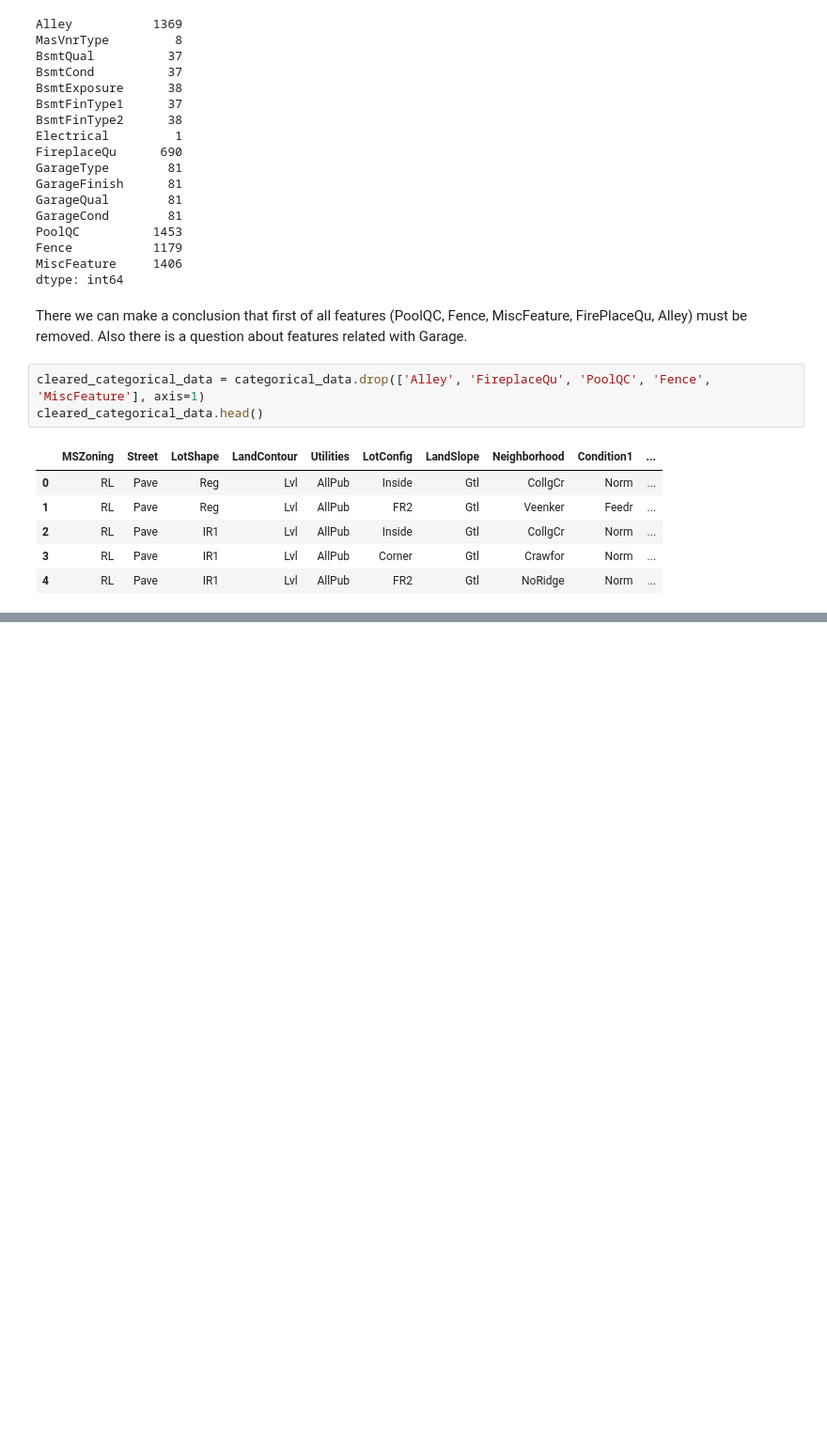
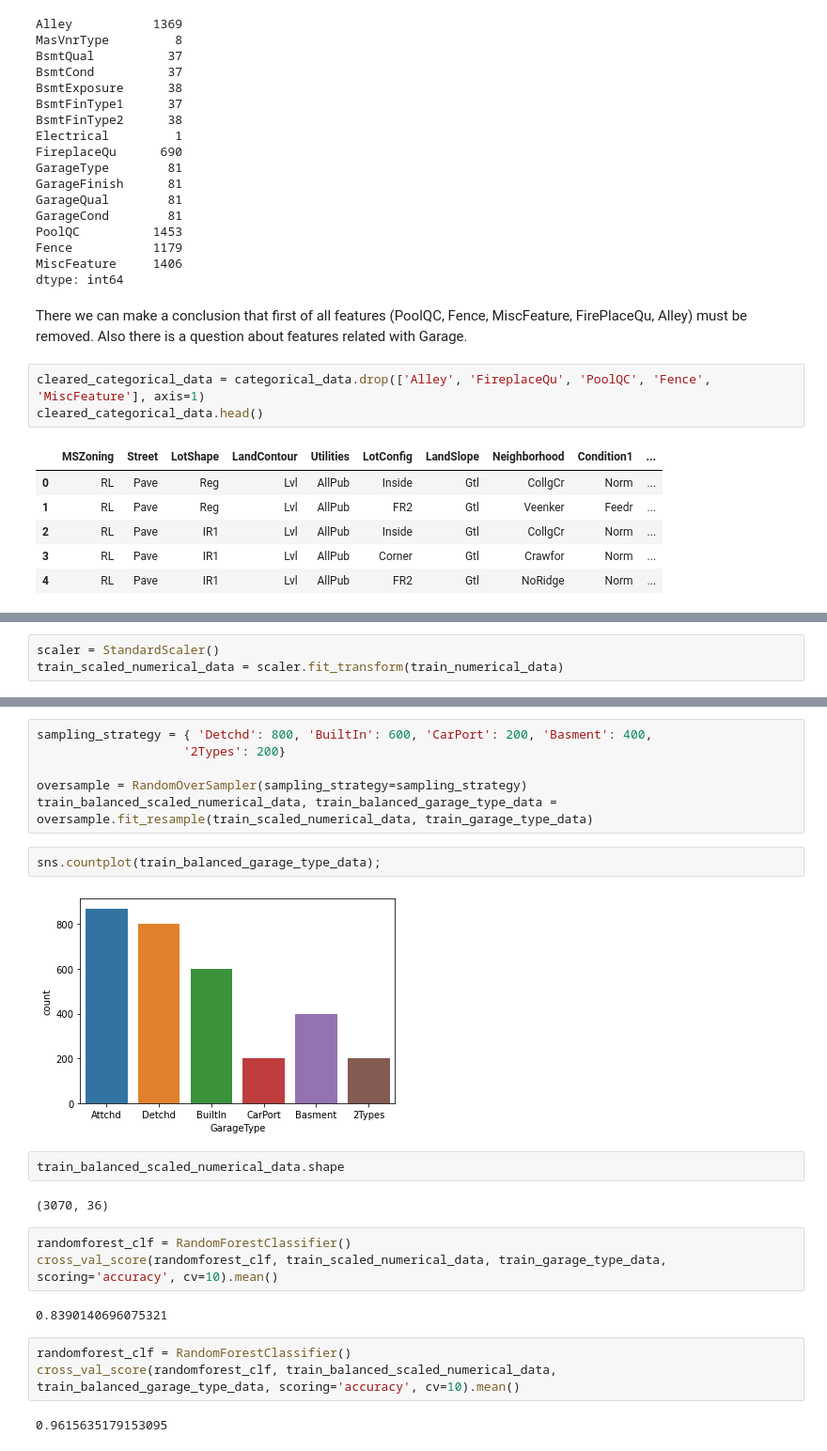
Before and after one commit to Justdek-code/data-science, a Jupyter notebook: house_prices_prediction/house_prices_prediction.ipynb, the cells around one changed output, grey strips where cells are left out. Shown at 94% size. Cells and saved outputs as stored; diff of their text form; blank space fills up the shorter version.

```diff
--- a/house_prices_prediction/house_prices_prediction.ipynb
+++ b/house_prices_prediction/house_prices_prediction.ipynb
@@ -345,0 +417,3 @@ cleared_categorical_data.head()
+# %%
+scaler = StandardScaler()
+train_scaled_numerical_data = scaler.fit_transform(train_numerical_data)
@@ -345,0 +435,24 @@ cleared_categorical_data.head()
+# %%
+sampling_strategy = { 'Detchd': 800, 'BuiltIn': 600, 'CarPort': 200, 'Basment': 400,
+                    '2Types': 200}
+
+oversample = RandomOverSampler(sampling_strategy=sampling_strategy)
+train_balanced_scaled_numerical_data, train_balanced_garage_type_data = oversample.fit_resample(train_scaled_numerical_data, train_garage_type_data)
+# %%
+sns.countplot(train_balanced_garage_type_data);
+# %% [output]
+[figure, added]
+# %%
+train_balanced_scaled_numerical_data.shape
+# %% [output]
+(3070, 36)
+# %%
+randomforest_clf = RandomForestClassifier()
+cross_val_score(randomforest_clf, train_scaled_numerical_data, train_garage_type_data, scoring='accuracy', cv=10).mean()
+# %% [output]
+0.8390140696075321
+# %%
+randomforest_clf = RandomForestClassifier()
+cross_val_score(randomforest_clf, train_balanced_scaled_numerical_data, train_balanced_garage_type_data, scoring='accuracy', cv=10).mean()
+# %% [output]
+0.9615635179153095
```
Also changed, not shown: parts of 18 cells of this notebook.
